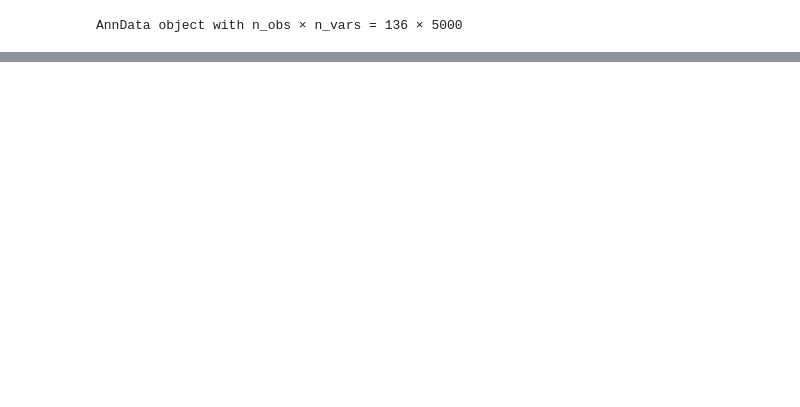
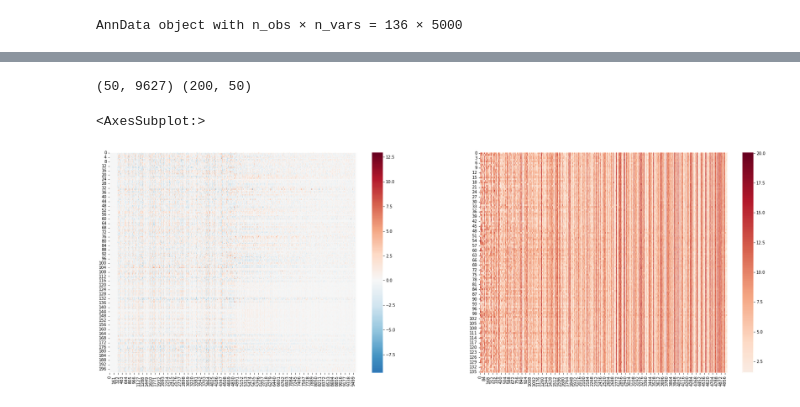
Before and after one commit to bioFAM/cellij, a Jupyter notebook: notebooks/mofa.ipynb, the cells around one changed output, grey strips where cells are left out. Drawn from its saved outputs; the diff is of its cells as text; code cells hidden in the pictures; blank space fills up the shorter version.

```diff
--- a/notebooks/mofa.ipynb
+++ b/notebooks/mofa.ipynb
@@ -23,0 +47,15 @@ Epoch     50:     5077699.86
+# %%
+w = model._guide.locs.w.detach().numpy().squeeze()
+z = model._guide.locs.z.detach().numpy().squeeze()
+
+print(w.shape, z.shape)
+
+xhat = np.matmul(z, w)
+
+fig, ax = plt.subplots(1, 2, figsize=(30, 10))
+sns.heatmap(xhat, center=0, cmap='RdBu_r', ax=ax[0])
+sns.heatmap(mdata["mrna"].X, center=0, cmap='RdBu_r', ax=ax[1])
+# %% [output]
+(50, 9627) (200, 50)
+<AxesSubplot:>
+[figure, added]
```
Also changed, not shown: parts of 2 cells of this notebook, 3 other files.
